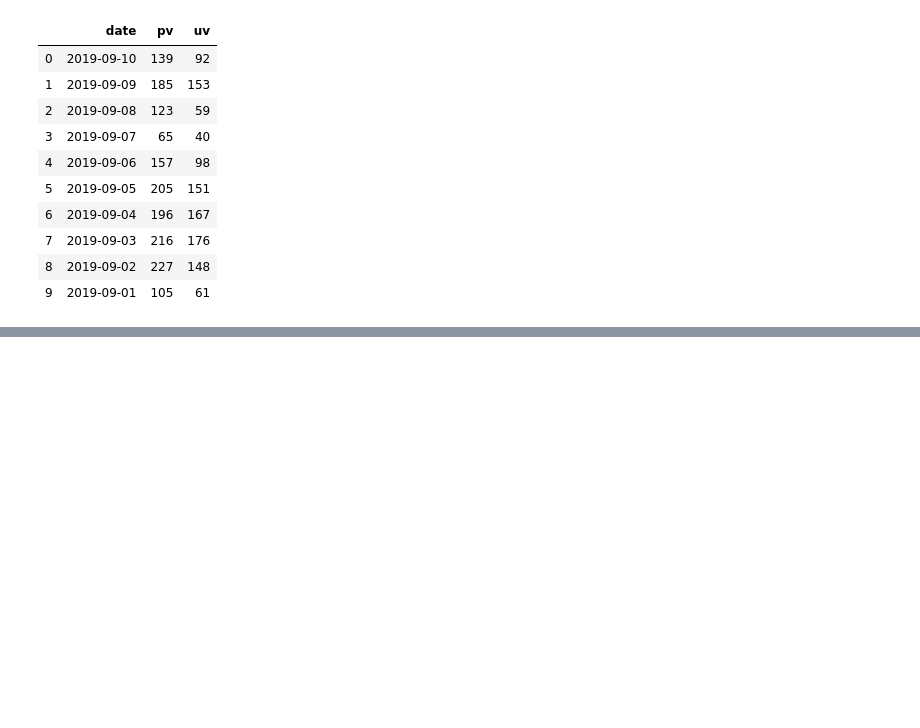
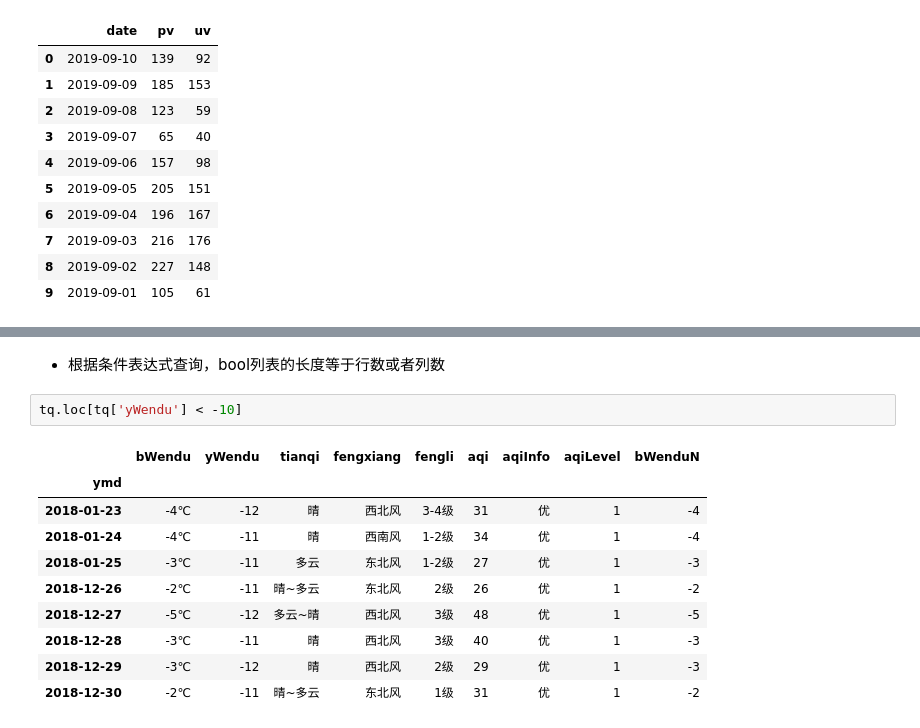
Before and after one commit to dlutfrank/ant-learn-pandas, a Jupyter notebook: note/learn_pandas.ipynb, the cells around one changed output, grey strips where cells are left out. Cells and saved outputs as stored; diff of their text form; blank space fills up the shorter version.

```diff
--- a/note/learn_pandas.ipynb
+++ b/note/learn_pandas.ipynb
@@ -75,0 +297,15 @@ DatetimeIndex(['2019-09-10', '2019-09-09', '2019-09-08', '2019-09-07',
+# %% [markdown]
++ 根据条件表达式查询，bool列表的长度等于行数或者列数
+# %%
+tq.loc[tq['yWendu'] < -10]
+# %% [output]
+|  | bWendu | yWendu | tianqi | fengxiang | fengli | aqi | aqiInfo | aqiLevel | bWenduN |
+| ymd |  |  |  |  |  |  |  |  |  |
+| 2018-01-23 | -4℃ | -12 | 晴 | 西北风 | 3-4级 | 31 | 优 | 1 | -4 |
+| 2018-01-24 | -4℃ | -11 | 晴 | 西南风 | 1-2级 | 34 | 优 | 1 | -4 |
+| 2018-01-25 | -3℃ | -11 | 多云 | 东北风 | 1-2级 | 27 | 优 | 1 | -3 |
+| 2018-12-26 | -2℃ | -11 | 晴~多云 | 东北风 | 2级 | 26 | 优 | 1 | -2 |
+| 2018-12-27 | -5℃ | -12 | 多云~晴 | 西北风 | 3级 | 48 | 优 | 1 | -5 |
+| 2018-12-28 | -3℃ | -11 | 晴 | 西北风 | 3级 | 40 | 优 | 1 | -3 |
+| 2018-12-29 | -3℃ | -12 | 晴 | 西北风 | 2级 | 29 | 优 | 1 | -3 |
+| 2018-12-30 | -2℃ | -11 | 晴~多云 | 东北风 | 1级 | 31 | 优 | 1 | -2 |
```
Also changed, not shown: parts of 37 cells of this notebook, 1 other file.
